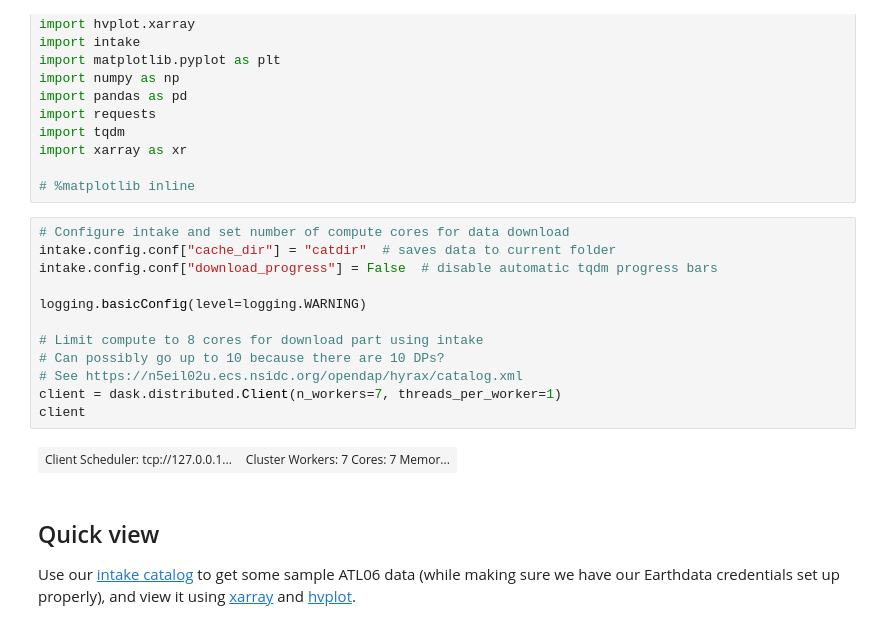
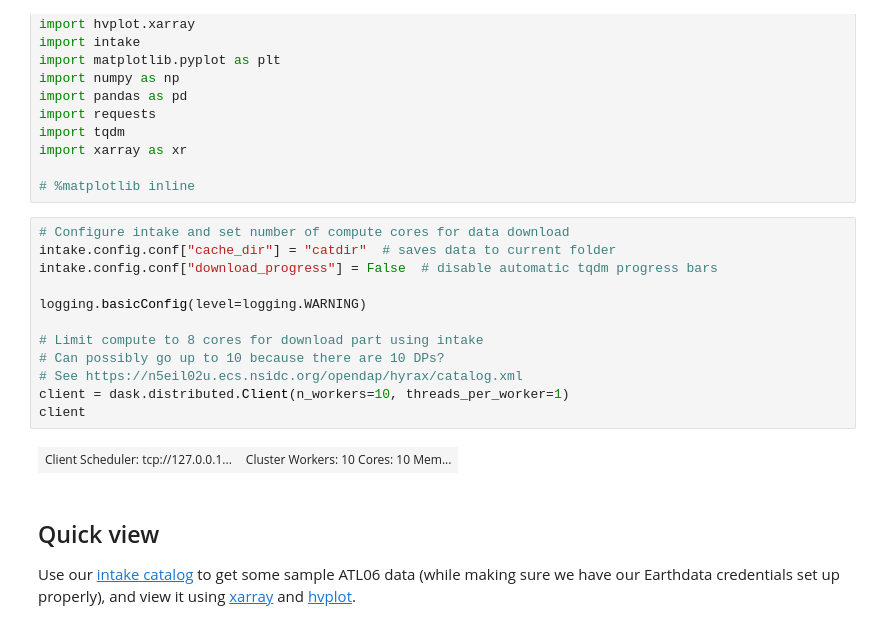
Before and after one commit to weiji14/deepicedrain, a Jupyter notebook: atl06_play.ipynb, the cells around one changed output. Drawn from its saved outputs; the diff is of its cells as text.

```diff
--- a/atl06_play.ipynb
+++ b/atl06_play.ipynb
@@ -38,17 +38,17 @@ import xarray as xr
 # %%
 # Configure intake and set number of compute cores for data download
 intake.config.conf["cache_dir"] = "catdir"  # saves data to current folder
 intake.config.conf["download_progress"] = False  # disable automatic tqdm progress bars
 
 logging.basicConfig(level=logging.WARNING)
 
 # Limit compute to 8 cores for download part using intake
 # Can possibly go up to 10 because there are 10 DPs?
 # See https://n5eil02u.ecs.nsidc.org/opendap/hyrax/catalog.xml
-client = dask.distributed.Client(n_workers=7, threads_per_worker=1)
+client = dask.distributed.Client(n_workers=10, threads_per_worker=1)
 client
 # %% [output]
-| Client Scheduler: tcp://127.0.0.1... | Cluster Workers: 7 Cores: 7 Memor... |
+| Client Scheduler: tcp://127.0.0.1... | Cluster Workers: 10 Cores: 10 Mem... |
 # %% [markdown]
 ## Quick view
 
```
Also changed, not shown: parts of 6 cells of this notebook, 1 other file.
